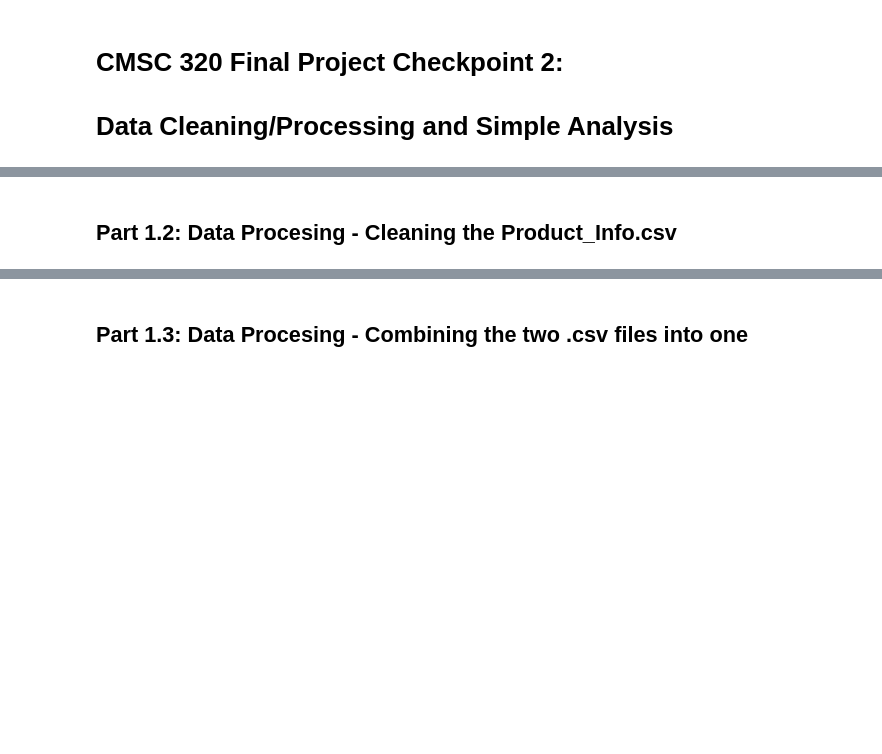
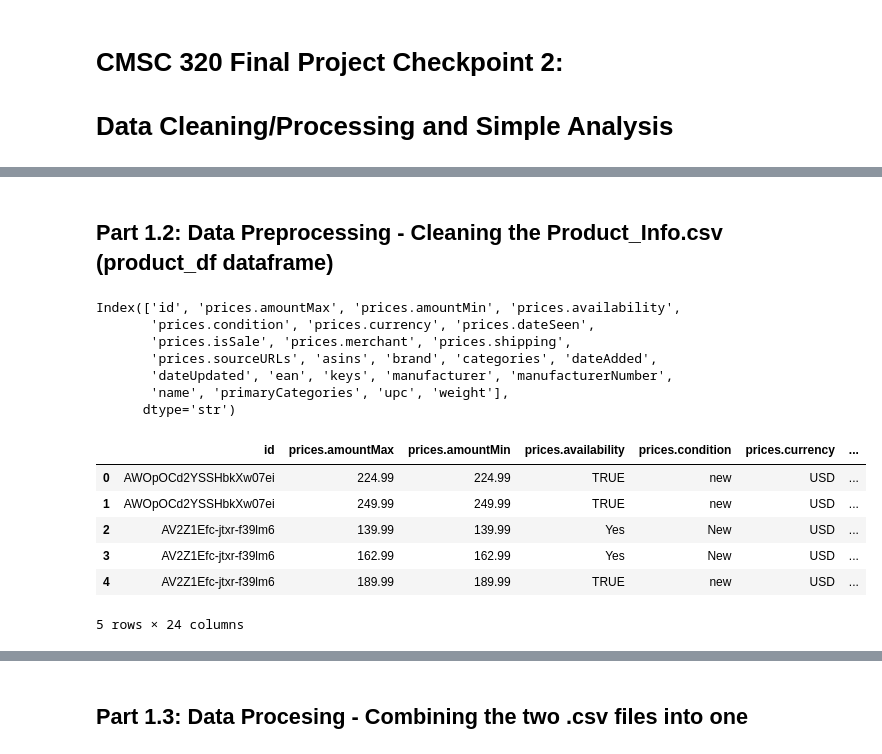
Before and after one commit to zoryT8/CMSC320-Final-Project, a Jupyter notebook: final.ipynb, the cells around one changed output, grey strips where cells are left out. Drawn from its saved outputs; the diff is of its cells as text; code cells hidden in the pictures; blank space fills up the shorter version.

```diff
--- a/final.ipynb
+++ b/final.ipynb
@@ -69,5 +116,24 @@ stock_df
 # %% [markdown]
-## Part 1.2: Data Procesing - Cleaning the Product_Info.csv
+## Part 1.2: Data Preprocessing - Cleaning the Product_Info.csv (product_df dataframe)
+# %%
+# view format of original dataframe before preprocessing
+print(product_df.columns)
+product_df.head()
+# %% [output]
+Index(['id', 'prices.amountMax', 'prices.amountMin', 'prices.availability',
+       'prices.condition', 'prices.currency', 'prices.dateSeen',
+       'prices.isSale', 'prices.merchant', 'prices.shipping',
+       'prices.sourceURLs', 'asins', 'brand', 'categories', 'dateAdded',
+       'dateUpdated', 'ean', 'keys', 'manufacturer', 'manufacturerNumber',
+       'name', 'primaryCategories', 'upc', 'weight'],
+      dtype='str')
+|  | id | prices.amountMax | prices.amountMin | prices.availability | prices.condition | prices.currency | ... |
+| 0 | AWOpOCd2YSSHbkXw07ei | 224.99 | 224.99 | TRUE | new | USD | ... |
+| 1 | AWOpOCd2YSSHbkXw07ei | 249.99 | 249.99 | TRUE | new | USD | ... |
+| 2 | AV2Z1Efc-jtxr-f39lm6 | 139.99 | 139.99 | Yes | New | USD | ... |
+| 3 | AV2Z1Efc-jtxr-f39lm6 | 162.99 | 162.99 | Yes | New | USD | ... |
+| 4 | AV2Z1Efc-jtxr-f39lm6 | 189.99 | 189.99 | TRUE | new | USD | ... |
+5 rows × 24 columns
 # %%
 #reorder brand column to be first column in csv, and remove non essential columns
 product_df = product_df[["brand", "prices.amountMax", "prices.amountMin", "prices.availability", "prices.condition", "prices.currency", "prices.merchant", "categories", "dateAdded", "dateUpdated", "name"]]
```
Also changed, not shown: parts of 11 cells of this notebook.
